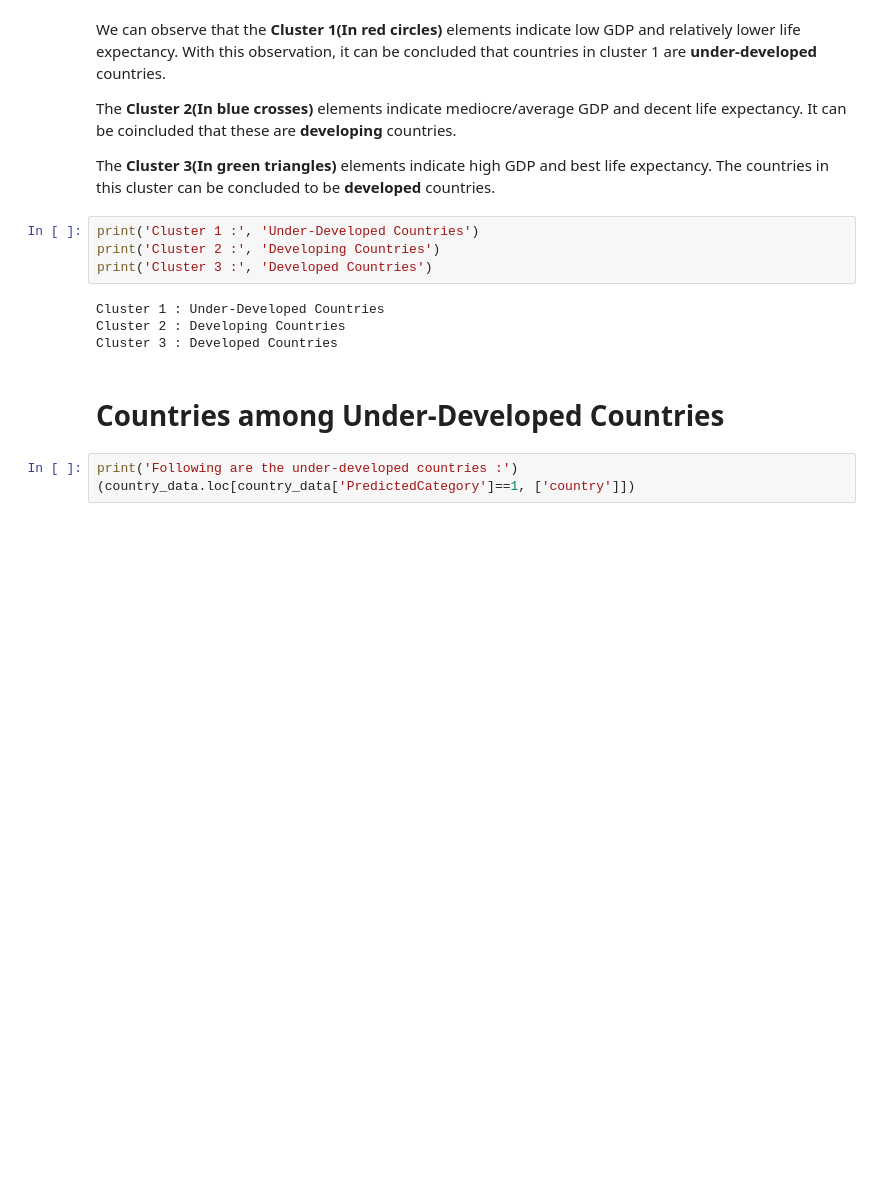
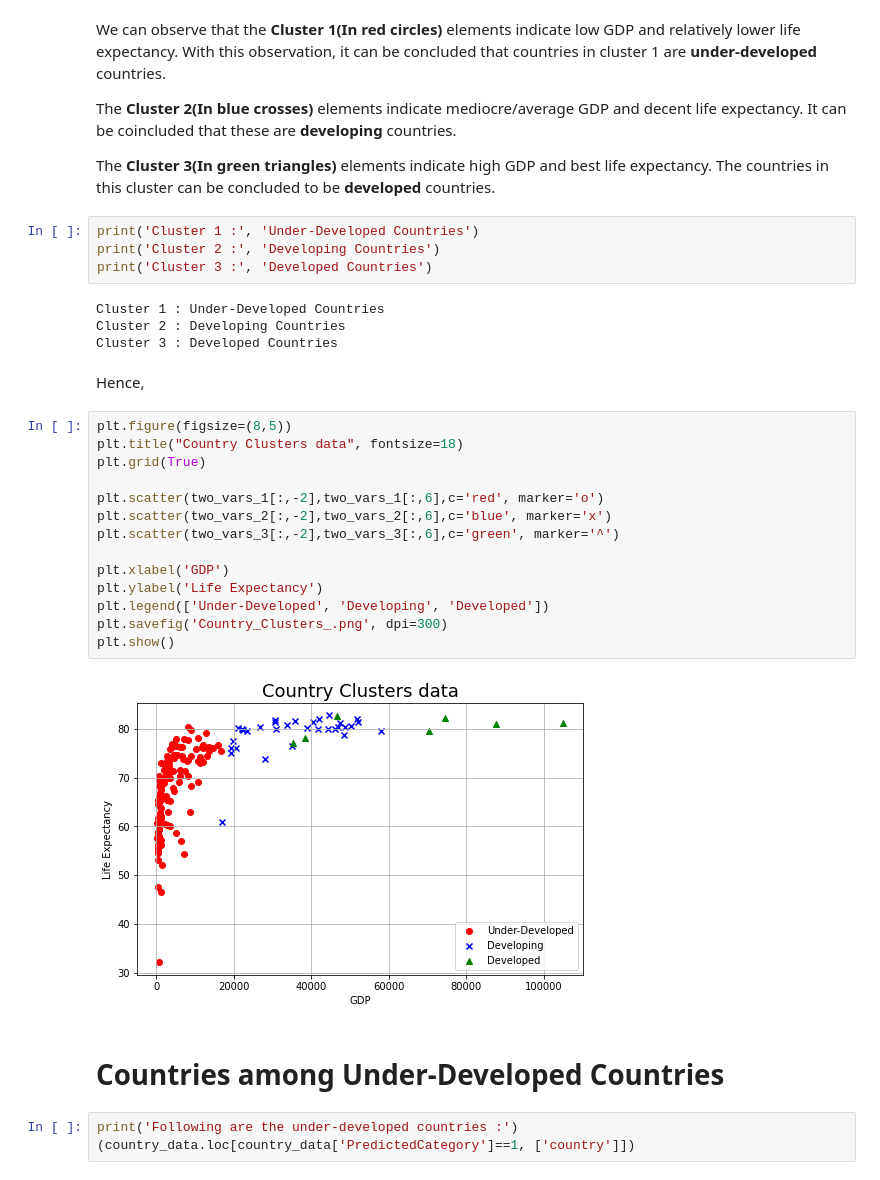
Before and after one commit to prawizard/CE888_Repo, a Jupyter notebook: Lab_6/Task7_Lab6.ipynb, the cells around one changed output. Cells and saved outputs as stored; diff of their text form; blank space fills up the shorter version.

```diff
--- a/Lab_6/Task7_Lab6.ipynb
+++ b/Lab_6/Task7_Lab6.ipynb
@@ -113,6 +113,24 @@ print('Cluster 3 :', 'Developed Countries')
 Cluster 1 : Under-Developed Countries
 Cluster 2 : Developing Countries
 Cluster 3 : Developed Countries
+# %% [markdown]
+Hence,
+# %%
+plt.figure(figsize=(8,5))
+plt.title("Country Clusters data", fontsize=18)
+plt.grid(True)
+
+plt.scatter(two_vars_1[:,-2],two_vars_1[:,6],c='red', marker='o')
+plt.scatter(two_vars_2[:,-2],two_vars_2[:,6],c='blue', marker='x')
+plt.scatter(two_vars_3[:,-2],two_vars_3[:,6],c='green', marker='^')
+
+plt.xlabel('GDP')
+plt.ylabel('Life Expectancy')
+plt.legend(['Under-Developed', 'Developing', 'Developed'])
+plt.savefig('Country_Clusters_.png', dpi=300)
+plt.show()
+# %% [output]
+[figure, added]
 # %% [markdown]
 # Countries among Under-Developed Countries
 # %%
```
